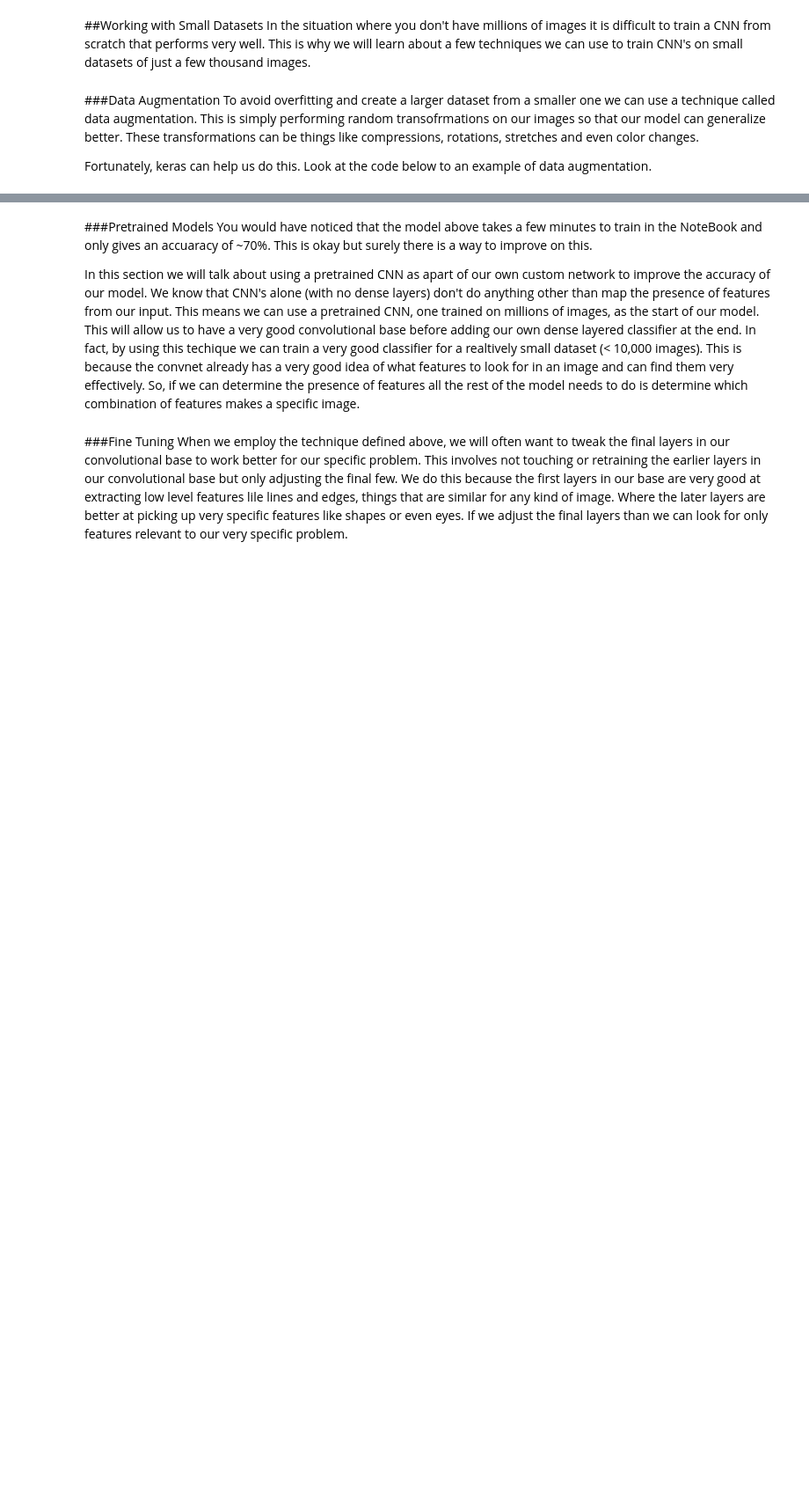
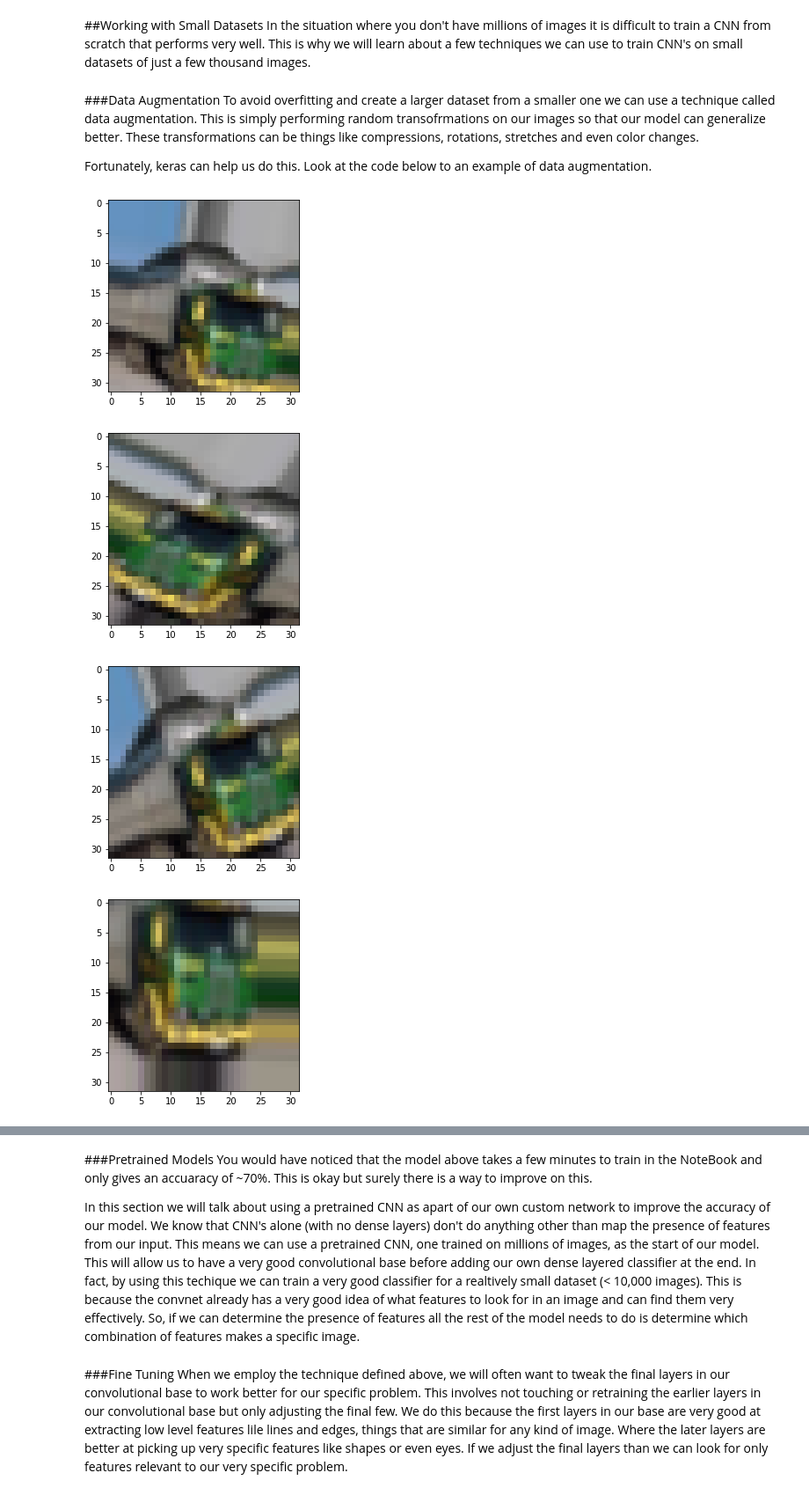
Before and after one commit to miguelmestre/machine-learning-tutorial, a Jupyter notebook: Computer_Vision.ipynb, the cells around one changed output, grey strips where cells are left out. Shown at 88% size. Cells and saved outputs as stored; diff of their text form; code cells hidden in the pictures; blank space fills up the shorter version.

```diff
--- a/Computer_Vision.ipynb
+++ b/Computer_Vision.ipynb
@@ -219,29 +291,34 @@ Fortunately, keras can help us do this. Look at the code below to an example of
 # %%
 from keras.preprocessing import image
 from keras.preprocessing.image import ImageDataGenerator
 
 # creates a data generator object that transforms images
 datagen = ImageDataGenerator(
 rotation_range=40,
 width_shift_range=0.2,
 height_shift_range=0.2,
 shear_range=0.2,
 zoom_range=0.2,
 horizontal_flip=True,
 fill_mode='nearest')
 
 # pick an image to transform
-test_img = train_images[20]
+test_img = train_images[14]
 img = image.img_to_array(test_img)  # convert image to numpy arry
 img = img.reshape((1,) + img.shape)  # reshape image
 
 i = 0
 
 for batch in datagen.flow(img, save_prefix='test', save_format='jpeg'):  # this loops runs forever until we break, saving images to current directory with specified prefix
     plt.figure(i)
     plot = plt.imshow(image.img_to_array(batch[0]))
     i += 1
     if i > 4:  # show 4 images
         break
 
 plt.show()
+# %% [output]
+[figure, added]
+[figure, added]
+[figure, added]
+[figure, added]
```
Also changed, not shown: parts of 19 cells of this notebook.
